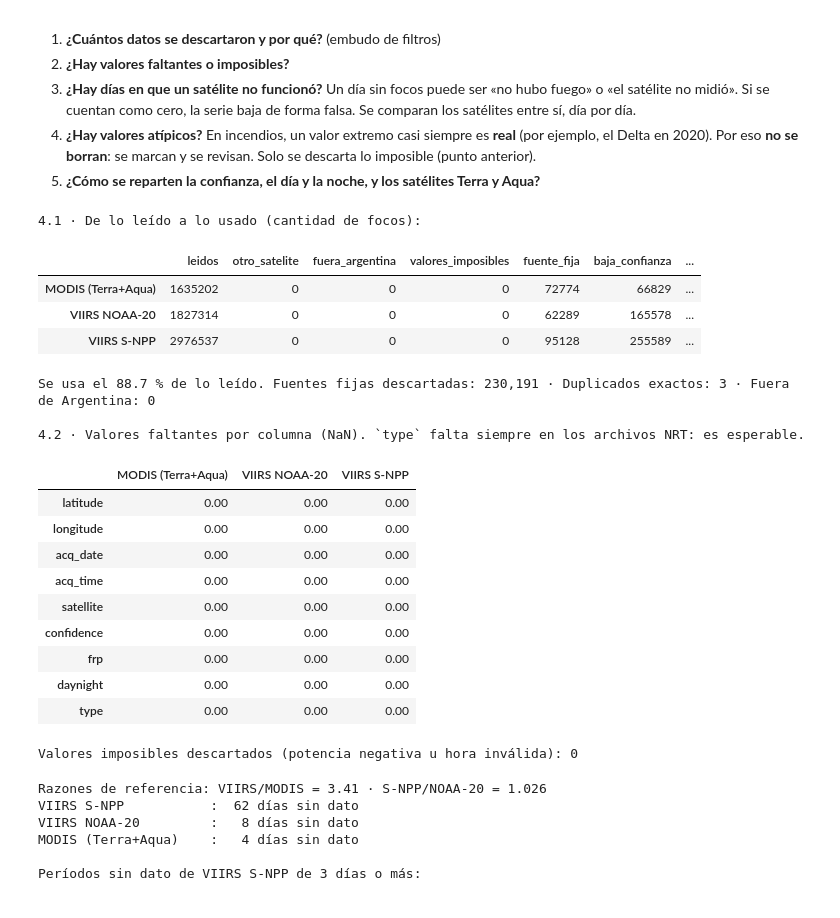
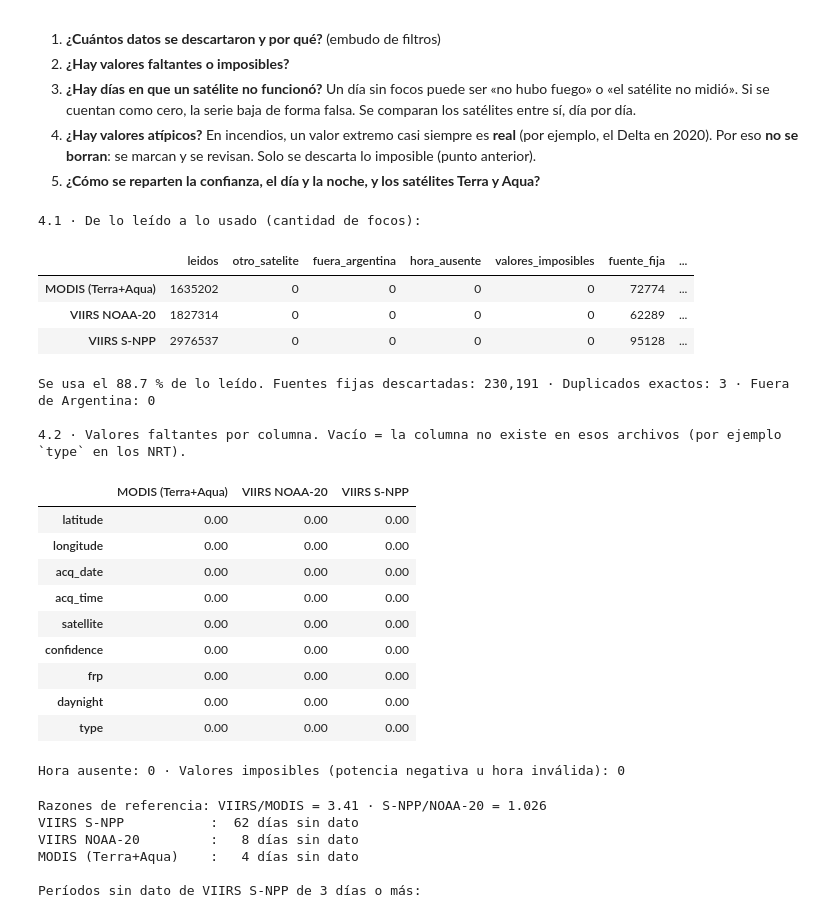
Before and after one commit to ianliodiaz/Prueba-focos-calor, a Jupyter notebook: notebook_armonizacion_resultados.ipynb, the cells around one changed output. Cells and saved outputs as stored; diff of their text form; code cells hidden in the pictures.

```diff
--- a/notebook_armonizacion_resultados.ipynb
+++ b/notebook_armonizacion_resultados.ipynb
@@ -261,7 +290,7 @@ def clave_1km(lat, lon):
     return np.round(lat * 100).astype("int64") * 100000 + np.round(lon * 100).astype("int64")
 
 def hora_valida(h):
-    h = pd.to_numeric(h, errors="coerce")
+    "h ya numérica. Hora válida: de 0 a 2359 y minutos < 60."
     return h.between(0, 2359) & ((h % 100) < 60)
 
 fuentes_fijas = {"modis": set(), "viirs": set(), "n20": set()}
@@ -269,7 +298,7 @@ partes = {"dia": [], "celdadia": [], "grilla": [], "aqua": [], "puntos": [], "pu
 embudo, faltantes, confianza, diaynoche = [], [], [], []
 
 for _, a in tqdm(list(inventario.iterrows()), desc="Archivos"):
-    e = dict(archivo=a.archivo, fuente=a.fuente, leidos=0, otro_satelite=0, fuera_argentina=0, valores_imposibles=0,
+    e = dict(archivo=a.archivo, fuente=a.fuente, leidos=0, otro_satelite=0, fuera_argentina=0, hora_ausente=0, valores_imposibles=0,
              fuente_fija=0, baja_confianza=0, fuera_de_periodo=0, duplicados=0, usados=0)
     try:
         lector = pd.read_csv(a.ruta, usecols=lambda c: c in COLS, chunksize=CHUNK, low_memory=False)
@@ -284,8 +313,12 @@ for _, a in tqdm(list(inventario.iterrows()), desc="Archivos"):
             ok = df.latitude.between(*ARG_LAT) & df.longitude.between(*ARG_LON)
             e["fuera_argentina"] += (~ok).sum(); df = df[ok]
             # valores imposibles
-            ok = (pd.to_numeric(df.frp, errors="coerce") >= 0) & hora_valida(df.acq_time)
-            e["valores_imposibles"] += (~ok).sum(); df = df[ok]
+            hora = pd.to_numeric(df.acq_time, errors="coerce")              # se convierte una sola vez (punto 24)
+            ausente = hora.isna()
+            e["hora_ausente"] += ausente.sum()
+            ok = ~ausente & (pd.to_numeric(df.frp, errors="coerce") >= 0) & hora_valida(hora)
+            e["valores_imposibles"] += (~ok & ~ausente).sum()
+            df = df[ok].assign(acq_time=hora[ok])
             # fuentes fijas
             antes = len(df)
             if "type" in df.columns:
@@ -299,11 +332,12 @@ for _, a in tqdm(list(inventario.iterrows()), desc="Archivos"):
             if a.fuente == "modis":
                 c = pd.to_numeric(df["confidence"], errors="coerce")
                 confianza.append(pd.cut(c, [-1, 29, 79, 100], labels=["baja (<30)", "nominal (30–79)", "alta (≥80)"])
-                                 .value_counts().rename(a.fuente))
+                                 .astype(str).replace("nan", "otro valor").value_counts().rename(a.fuente))
                 ok = c >= 30
             else:
                 c = df["confidence"].astype(str).str.lower()
-                confianza.append(c.map({"l": "baja (l)", "n": "nominal (n)", "h": "alta (h)"}).value_counts().rename(a.fuente))
+                confianza.append(c.map({"l": "baja (l)", "n": "nominal (n)", "h": "alta (h)"}).fillna("otro valor")
+                                 .value_counts().rename(a.fuente))
                 ok = c != "l"
             e["baja_confianza"] += (~ok).sum(); df = df[ok]
             # período (la fecha se lee una sola vez por parte: punto 20)
@@ -327,7 +361,7 @@ for _, a in tqdm(list(inventario.iterrows()), desc="Archivos"):
             celdas = df[["lat_c", "lon_c", "fecha", "region"]].drop_duplicates().assign(fuente=a.fuente)
             puntos = pd.DataFrame({
                 "fecha": df.fecha.values.astype("datetime64[D]"),
-                "hora_utc": pd.to_numeric(df["acq_time"], errors="coerce").astype("int16").values,
+                "hora_utc": df["acq_time"].astype("int16").values,   # seguro: las horas ausentes o inválidas ya se descartaron
                 "lat": df.latitude.astype("float32").values, "lon": df.longitude.astype("float32").values,
                 "sensor": "MODIS" if a.fuente == "modis" else "VIIRS",
                 "satelite": df.satelite.values, "confianza": df.confidence.astype(str).values,
@@ -389,32 +423,32 @@ Antes de armonizar, revisamos qué llegó y si hay problemas. Cinco preguntas:
 # %%
 # Code written with assistance from Claude (Anthropic, a Super Intelligence tool); reviewed by the team.
 # 4.1 Embudo de filtros
 emb = pd.DataFrame(embudo).groupby("fuente").sum(numeric_only=True)
 emb.index = [NOMBRE_FUENTE[f] for f in emb.index]
 print("4.1 · De lo leído a lo usado (cantidad de focos):")
 display(emb)
 print(f"Se usa el {100 * emb.usados.sum() / emb.leidos.sum():.1f} % de lo leído. "
       f"Fuentes fijas descartadas: {emb.fuente_fija.sum():,} · Duplicados exactos: {emb.duplicados.sum():,} · "
       f"Fuera de Argentina: {emb.fuera_argentina.sum():,}")
 fuera = emb.fuera_argentina.sum() / emb.leidos.sum()
 if fuera > 0.001:
     print(f"⚠️ Más del 0,1 % de los puntos cae fuera de Argentina ({100 * fuera:.2f} %). ¿Se bajaron datos de otro país?")
 
 # 4.2 Faltantes por columna (antes de filtrar)
-falt = pd.concat(faltantes, axis=1).T.groupby(level=0).sum().T
+falt = pd.concat(faltantes, axis=1).T.groupby(level=0).sum(min_count=1).T
 falt.columns = [NOMBRE_FUENTE[c] for c in falt.columns]
-print("\n4.2 · Valores faltantes por columna (NaN). `type` falta siempre en los archivos NRT: es esperable.")
+print("\n4.2 · Valores faltantes por columna. Vacío = la columna no existe en esos archivos (por ejemplo `type` en los NRT).")
 display(falt)
-print(f"Valores imposibles descartados (potencia negativa u hora inválida): {emb.valores_imposibles.sum():,}")
+print(f"Hora ausente: {emb.hora_ausente.sum():,} · Valores imposibles (potencia negativa u hora inválida): {emb.valores_imposibles.sum():,}")
 # %% [output]
 4.1 · De lo leído a lo usado (cantidad de focos):
-|  | leidos | otro_satelite | fuera_argentina | valores_imposibles | fuente_fija | baja_confianza | ... |
-| MODIS (Terra+Aqua) | 1635202 | 0 | 0 | 0 | 72774 | 66829 | ... |
-| VIIRS NOAA-20 | 1827314 | 0 | 0 | 0 | 62289 | 165578 | ... |
-| VIIRS S-NPP | 2976537 | 0 | 0 | 0 | 95128 | 255589 | ... |
+|  | leidos | otro_satelite | fuera_argentina | hora_ausente | valores_imposibles | fuente_fija | ... |
+| MODIS (Terra+Aqua) | 1635202 | 0 | 0 | 0 | 0 | 72774 | ... |
+| VIIRS NOAA-20 | 1827314 | 0 | 0 | 0 | 0 | 62289 | ... |
+| VIIRS S-NPP | 2976537 | 0 | 0 | 0 | 0 | 95128 | ... |
 Se usa el 88.7 % de lo leído. Fuentes fijas descartadas: 230,191 · Duplicados exactos: 3 · Fuera de Argentina: 0
 
-4.2 · Valores faltantes por columna (NaN). `type` falta siempre en los archivos NRT: es esperable.
+4.2 · Valores faltantes por columna. Vacío = la columna no existe en esos archivos (por ejemplo `type` en los NRT).
 |  | MODIS (Terra+Aqua) | VIIRS NOAA-20 | VIIRS S-NPP |
 | latitude | 0.00 | 0.00 | 0.00 |
 | longitude | 0.00 | 0.00 | 0.00 |
@@ -425,7 +459,7 @@ Se usa el 88.7 % de lo leído. Fuentes fijas descartadas: 230,191 · Duplicados
 | frp | 0.00 | 0.00 | 0.00 |
 | daynight | 0.00 | 0.00 | 0.00 |
 | type | 0.00 | 0.00 | 0.00 |
-Valores imposibles descartados (potencia negativa u hora inválida): 0
+Hora ausente: 0 · Valores imposibles (potencia negativa u hora inválida): 0
 # %%
 # Code written with assistance from Claude (Anthropic, a Super Intelligence tool); reviewed by the team.
 # 4.3 Huecos de cobertura: ¿hubo días en que un satélite no midió?
```
Also changed, not shown: parts of 12 cells of this notebook, 7 other files.
